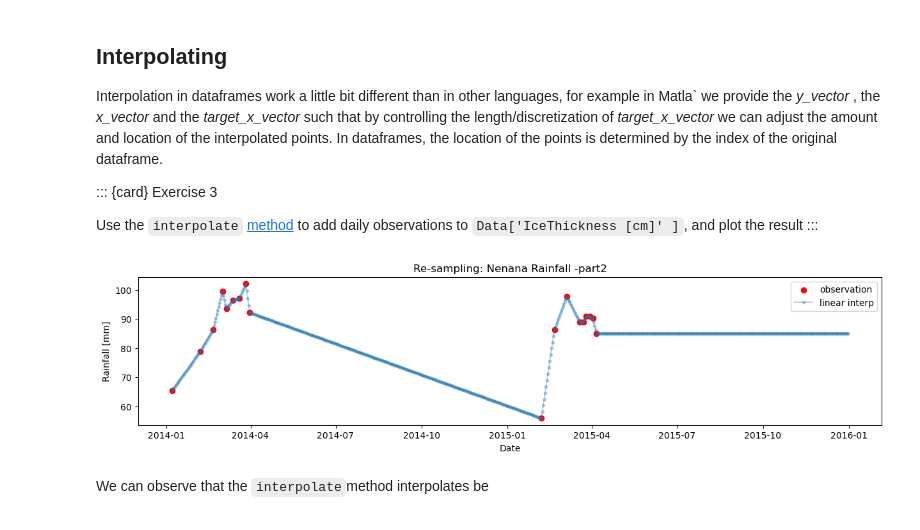
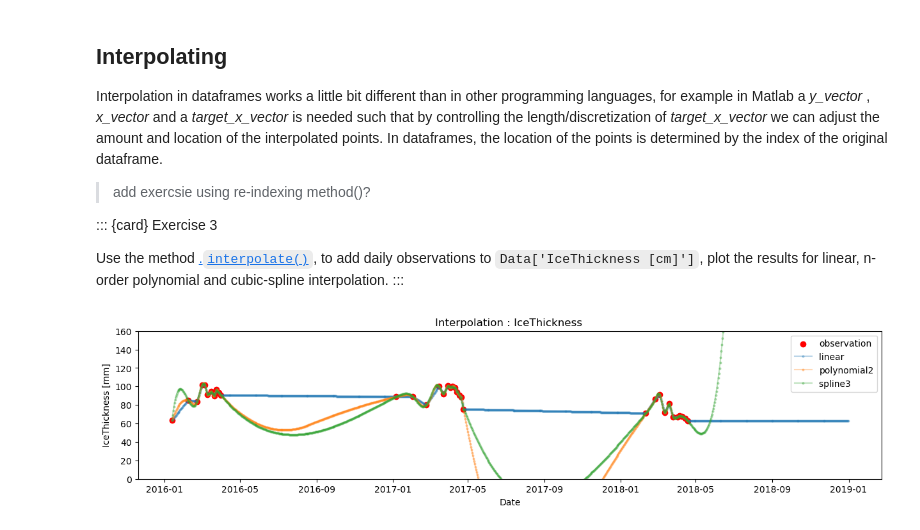
Before and after one commit to iceclassic/mude, a Jupyter notebook: book/Part_1/Resample_interp.ipynb, the cells around one changed output. Drawn from its saved outputs; the diff is of its cells as text; code cells hidden in the pictures.

```diff
--- a/book/Part_1/Resample_interp.ipynb
+++ b/book/Part_1/Resample_interp.ipynb
@@ -75,23 +77,30 @@ plt.show()
 # %% [markdown]
 ## Interpolating
-Interpolation in dataframes work a little bit different than in other languages, for example in Matla` we provide the *y_vector* , the *x_vector* and the *target_x_vector* such that by controlling the length/discretization of *target_x_vector* we can adjust the amount and location of the interpolated points. In dataframes, the location of the points is determined by the index of the original dataframe.
+Interpolation in dataframes works a little bit different than in other programming languages, for example in Matlab a *y_vector* , *x_vector* and a *target_x_vector* is needed such that by controlling the length/discretization of *target_x_vector* we can adjust the amount and location of the interpolated points. In dataframes, the location of the points is determined by the index of the original dataframe.
+> add exercsie using re-indexing method()?
 
 ::: {card} Exercise 3
 
-Use the `interpolate` [method](https://pandas.pydata.org/pandas-docs/stable/reference/api/pandas.DataFrame.interpolate.html) to add daily observations to `Data['IceThickness [cm]' ]`, and plot the result
+Use the method  [.`interpolate()`](https://pandas.pydata.org/pandas-docs/stable/reference/api/pandas.DataFrame.interpolate.html), to add daily observations to `Data['IceThickness [cm]']`, plot the results for linear, n-order polynomial and cubic-spline interpolation.
 :::
 # %%
-Data=Data[(Data.index.year >= 2014) & (Data.index.year < 2016)]
+poly_order=2 # order of polynomi
+
+Data.loc[Data['Days until break up'] == 0, 'IceThickness [cm'] = 0
+Data=Data[(Data.index.year >= 2016) & (Data.index.year <=2018)]
 ICE_linear=Data['IceThickness [cm]'].interpolate(method='linear')
-fig, axs = plt.subplots(figsize=(15, 3))
-plt.title('Re-sampling: Nenana Rainfall -part2')
+ICE_poly=Data['IceThickness [cm]'].interpolate(method='polynomial',order=poly_order)
+ICE_spline=Data['IceThickness [cm]'].interpolate(method='spline',order=3)
+plt.figure(figsize=(15, 3))
+plt.title('Interpolation : IceThickness ')
 plt.scatter(Data.index,Data['IceThickness [cm]'], label='observation',color='r')
-plt.plot(ICE_linear.index,ICE_linear, label='linear interp',marker='o',alpha=0.3,markersize=3)
-plt.ylabel("Rainfall [mm]")
+plt.plot(ICE_linear.index,ICE_linear, label='linear ',marker='o',alpha=0.3,markersize=2)
+plt.plot(ICE_poly, label=f'polynomial{poly_order}',marker='o',alpha=0.3,markersize=2)
+plt.plot(ICE_spline.index,ICE_spline, label='spline3 ',marker='o',alpha=0.3,markersize=2)
+plt.ylabel("IceThickness [mm]")
+plt.ylim([0,160])
 plt.xlabel("Date")
 plt.legend()
 plt.show()
 # %% [output]
-[figure, old version]
+[figure, new version]
-# %% [markdown]
-We can observe that the `interpolate`method interpolates be
```
Also changed, not shown: parts of 16 cells of this notebook, 1 other file.
